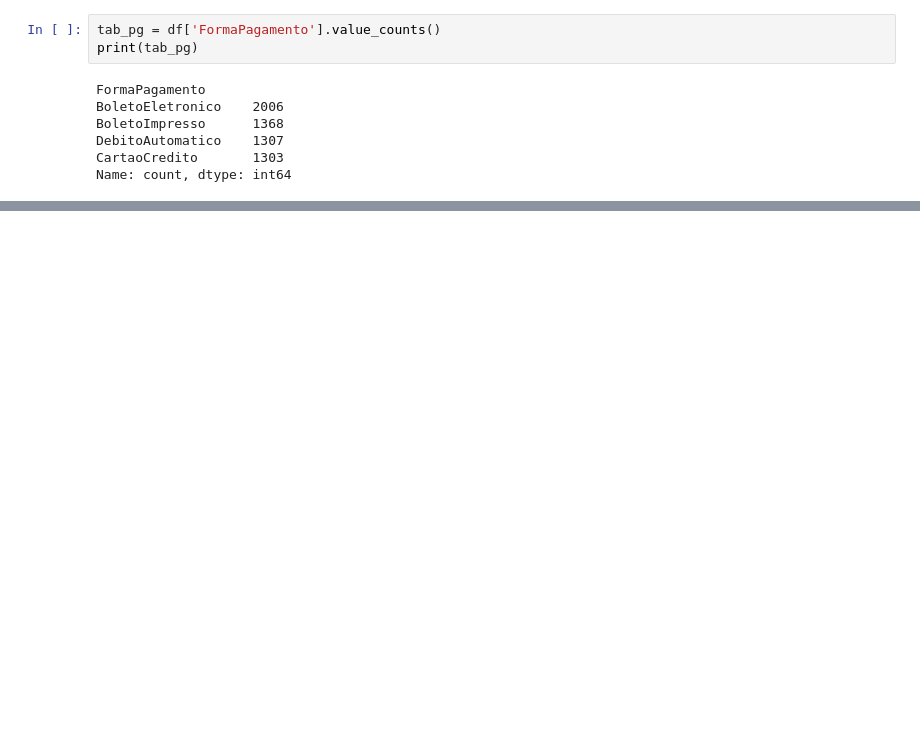
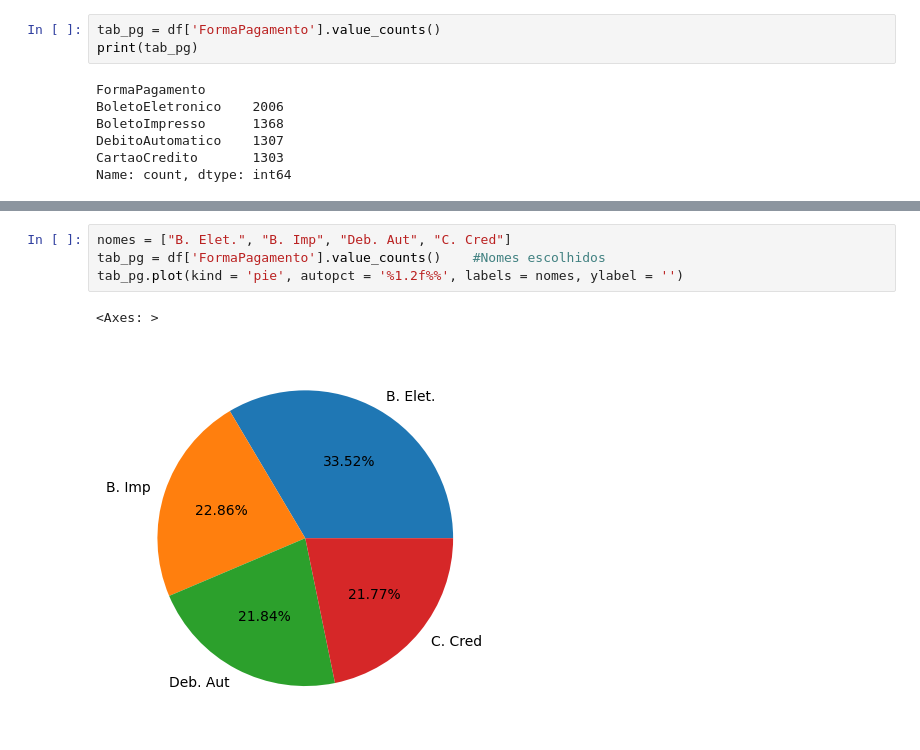
Before and after one commit to Daniel-B-Oliveira/Estatistica-Computacional, a Jupyter notebook: aula04.ipynb, the cells around one changed output, grey strips where cells are left out. Saved outputs shown, nothing was run; the diff lists cells and outputs as text; blank space fills up the shorter version.

```diff
--- a/aula04.ipynb
+++ b/aula04.ipynb
@@ -37,0 +57,7 @@ tab_pg.plot(kind = 'pie', autopct = '%1.2f', ylabel='')
+# %%
+nomes = ["B. Elet.", "B. Imp", "Deb. Aut", "C. Cred"]
+tab_pg = df['FormaPagamento'].value_counts()    #Nomes escolhidos
+tab_pg.plot(kind = 'pie', autopct = '%1.2f%%', labels = nomes, ylabel = '')
+# %% [output]
+<Axes: >
+[figure, added]
```
Also changed, not shown: parts of 16 cells of this notebook.
